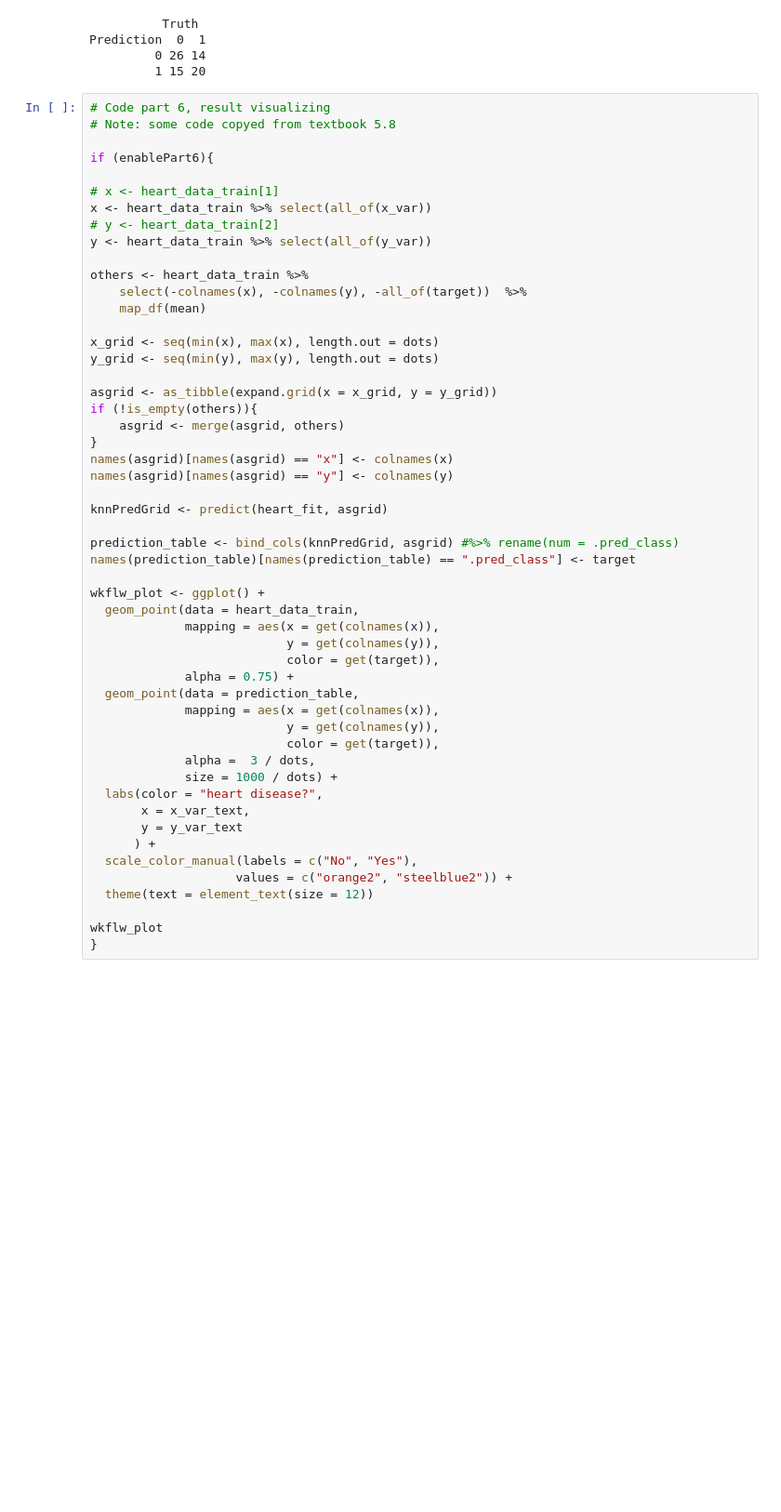
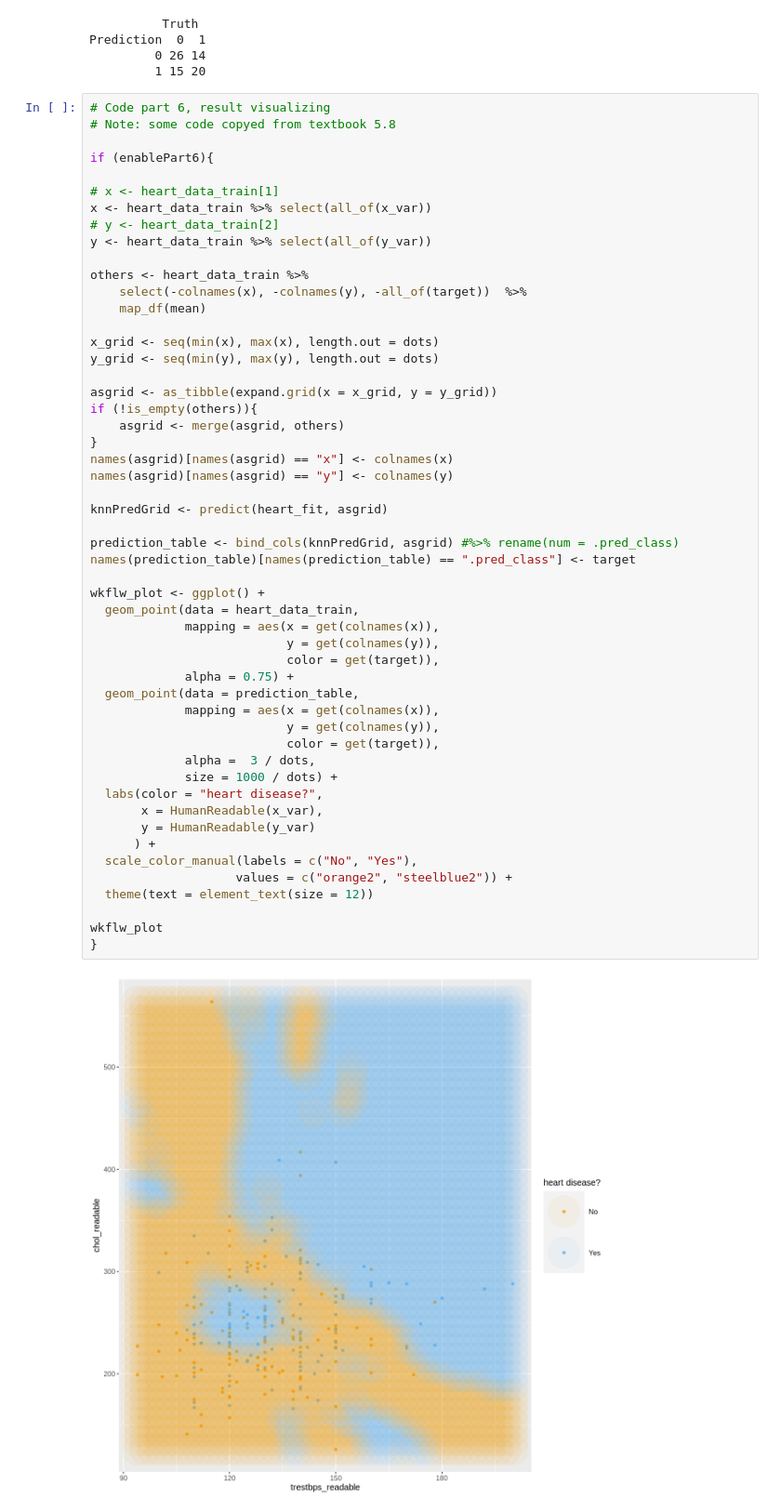
Before and after one commit to abnerbal/Heart_Disease_Predictor, a Jupyter notebook: code/code2.ipynb, the cells around one changed output. Shown at 93% size. Cells and saved outputs as stored; diff of their text form; blank space fills up the shorter version.

```diff
--- a/code/code2.ipynb
+++ b/code/code2.ipynb
@@ -234,32 +248,34 @@ if (!is_empty(others)){
     asgrid <- merge(asgrid, others)
 }
 names(asgrid)[names(asgrid) == "x"] <- colnames(x)
 names(asgrid)[names(asgrid) == "y"] <- colnames(y)
 
 knnPredGrid <- predict(heart_fit, asgrid)
 
 prediction_table <- bind_cols(knnPredGrid, asgrid) #%>% rename(num = .pred_class)
 names(prediction_table)[names(prediction_table) == ".pred_class"] <- target
 
 wkflw_plot <- ggplot() +
   geom_point(data = heart_data_train,
              mapping = aes(x = get(colnames(x)),
                            y = get(colnames(y)),
                            color = get(target)),
              alpha = 0.75) +
   geom_point(data = prediction_table,
              mapping = aes(x = get(colnames(x)),
                            y = get(colnames(y)),
                            color = get(target)),
              alpha =  3 / dots,
              size = 1000 / dots) +
   labs(color = "heart disease?",
-       x = x_var_text,
-       y = y_var_text
+       x = HumanReadable(x_var),
+       y = HumanReadable(y_var)
       ) +
   scale_color_manual(labels = c("No", "Yes"),
                     values = c("orange2", "steelblue2")) +
   theme(text = element_text(size = 12))
 
 wkflw_plot
 }
+# %% [output]
+[figure, added]
```
Also changed, not shown: parts of 2 cells of this notebook.
